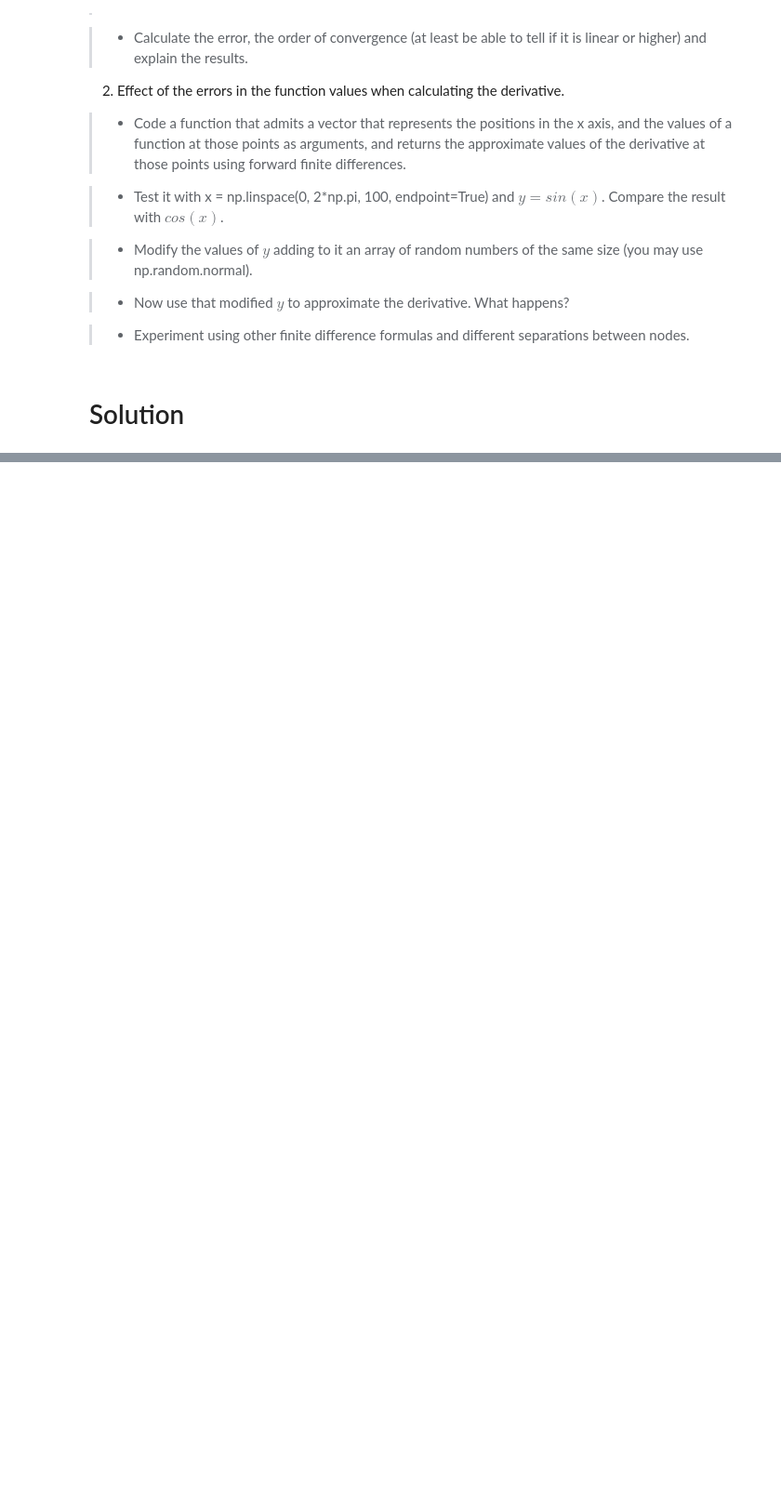
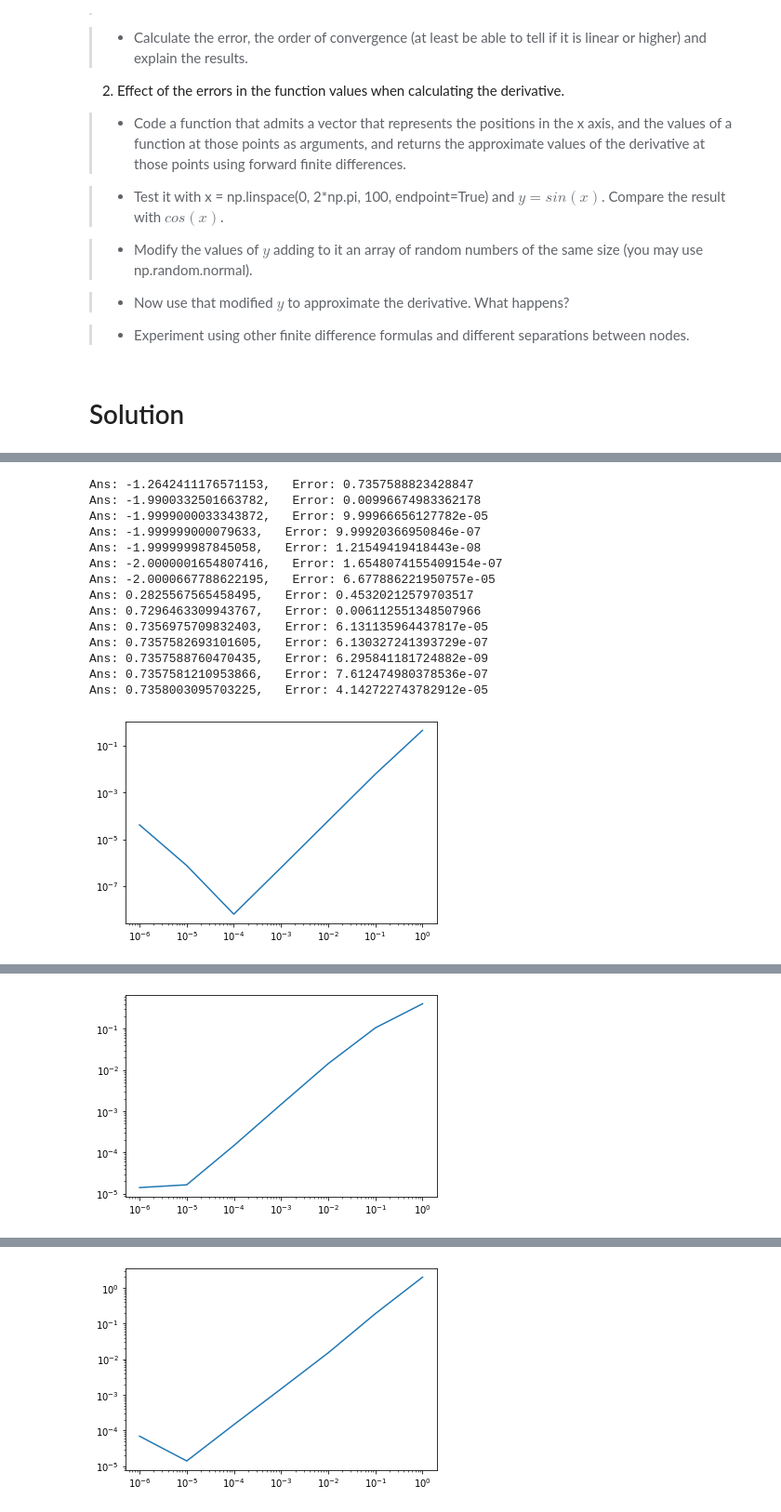
Before and after one commit to LuisGMM/UC3M-NUMERICAL-METHODS-Practices, a Jupyter notebook: src/Practices/Practice_04_21-22.ipynb, the cells around one changed output, grey strips where cells are left out. Shown: that part at 93% size. Drawn from its saved outputs; the diff is of its cells as text; code cells hidden in the pictures; blank space fills up the shorter version.

```diff
--- a/src/Practices/Practice_04_21-22.ipynb
+++ b/src/Practices/Practice_04_21-22.ipynb
@@ -27,44 +34,50 @@ $$f''(x)= \frac{f(x-h)-2f(x)+f(x+h)}{h^2}+O(h^2)$$
+# %%
+def dev2(f, x, h) -> float:
+    return ( f(x-h) -2*f(x) + f(x+h) )/ h**2
+
+def dev2_forward(f, x, h) -> float:
+    return ( f(x) -2*f(x+h) + f(x+2*h) )/ h**2
+
+def dev2_backward(f, x, h) -> float:
+    return ( f(x-2*h) -2*f(x-h) + f(x) )/ h**2
+
+
+def error(f_dev2, approx_dev2, f, x, h):
+    return abs( f_dev2(x) - approx_dev2(f, x, h) )
 # %%
+def f(x):
+    return np.e**(- x**2)
 
-import numpy as np
-import matplotlib.pyplot as plt
+def f_dev2(x):
+    return (-2 + 4*x**2)*f(x)
 
 
+h = np.logspace(0,-6,7)
 
-def dev2(f, x, h) -> float: return ( f(x-h) -2*f(x) + f(x+h) )/ h**2
+for method in (dev2, dev2_forward, dev2_backward):
 
-def forward_dev2(f, x, h) -> float: return ( f(x) -2*f(x+h) + f(x+2*h) )/ h**2
+    for x in (0,1):
+        [print(f'Ans: {method(f, x, h_i)},   Error: {error(f_dev2, method, f, x, h_i)} ') for h_i in h]
 
-def backward_dev2(f, x, h) -> float: return ( f(x-2*h) -2*f(x-h) + f(x) )/ h**2
+    print('\n')
 
-
-def error(f_dev2, approx_dev2, f, x, h): return abs( f_dev2(x) - approx_dev2(f, x, h) )
-
-
-def array_forward_dev2(x, fx):
-
-    ans = []
-
-    for x, fx in zip(x, fx): ans.append(forward_dev2)
-
-
-if __name__ == '__main__':
-
-    def f(x): return np.e**(- x**2)
-
-    def f_dev2(x): return (-2 + 4*x**2)*f(x)
-
-    h = np.logspace(0,-6,7)
-
-
-    for method in (dev2, forward_dev2, backward_dev2):
-
-        for x in (0,1):
-            [print(f'Ans: {method(f, x, h_i)},   Error: {error(f_dev2, method, f, x, h_i)} ') for h_i in h]
-
-        print('\n')
-
-        plt.plot(h, error(f_dev2, method, f, 1, h))
-        plt.xscale('log')
-        plt.yscale('log')
-        plt.show()
+    plt.plot(h, error(f_dev2, method, f, 1, h))
+    plt.xscale('log')
+    plt.yscale('log')
+    plt.show()
+# %% [output]
+Ans: -1.2642411176571153,   Error: 0.7357588823428847
+Ans: -1.9900332501663782,   Error: 0.00996674983362178
+Ans: -1.9999000033343872,   Error: 9.99966656127782e-05
+Ans: -1.999999000079633,   Error: 9.99920366950846e-07
+Ans: -1.999999987845058,   Error: 1.21549419418443e-08
+Ans: -2.0000001654807416,   Error: 1.6548074155409154e-07
+Ans: -2.0000667788622195,   Error: 6.677886221950757e-05
+Ans: 0.2825567565458495,   Error: 0.45320212579703517
+Ans: 0.7296463309943767,   Error: 0.006112551348507966
+Ans: 0.7356975709832403,   Error: 6.131135964437817e-05
+Ans: 0.7357582693101605,   Error: 6.130327241393729e-07
+Ans: 0.7357588760470435,   Error: 6.295841181724882e-09
+Ans: 0.7357581210953866,   Error: 7.612474980378536e-07
+Ans: 0.7358003095703225,   Error: 4.142722743782912e-05
+[figure, added]
@@ -70,0 +98 @@ if __name__ == '__main__':
+[figure, added]
@@ -70,0 +113 @@ if __name__ == '__main__':
+[figure, added]
```
Also changed, not shown: parts of 5 cells of this notebook.
